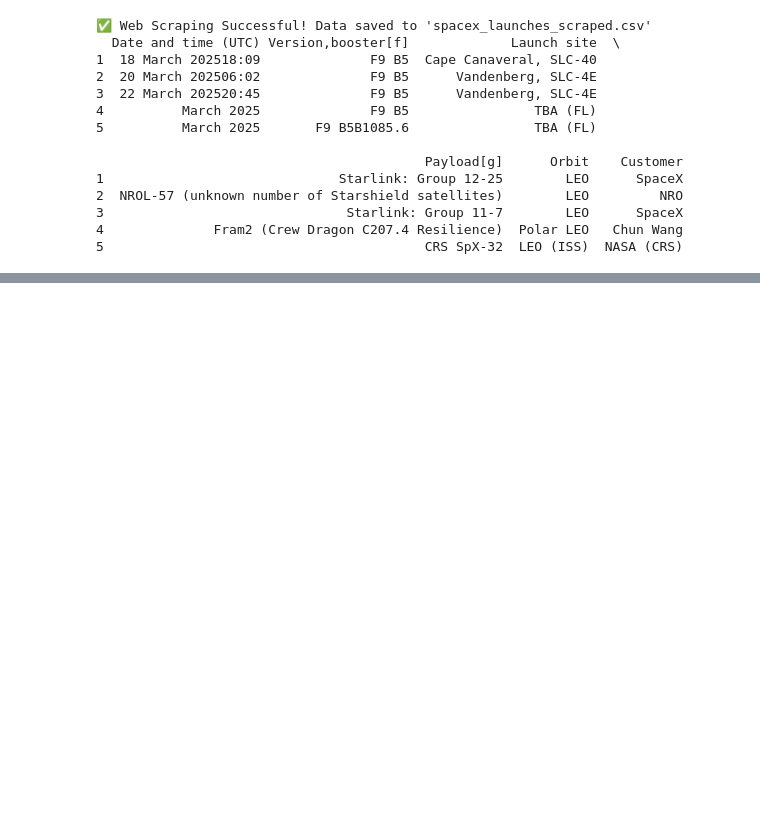
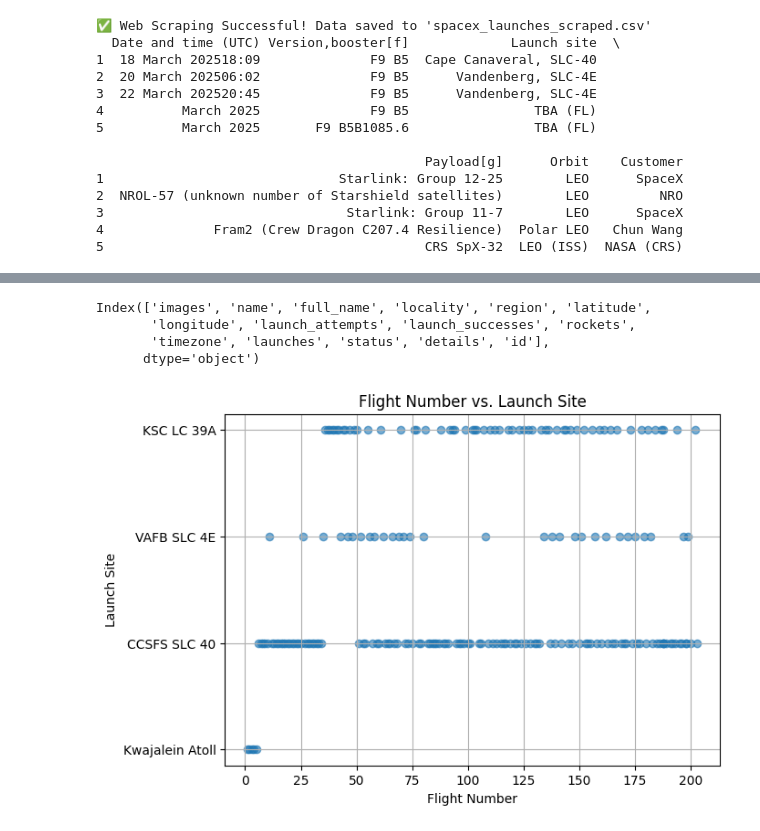
Before and after one commit to Mehdi210937/Coursera, a Jupyter notebook: Coursera-3.ipynb, the cells around one changed output, grey strips where cells are left out. Drawn from its saved outputs; the diff is of its cells as text; code cells hidden in the pictures; blank space fills up the shorter version.

```diff
--- a/Coursera-3.ipynb
+++ b/Coursera-3.ipynb
@@ -52,0 +93,34 @@ else:
+# %%
+import pandas as pd
+import matplotlib.pyplot as plt
+
+df_launches = pd.read_csv("spacex_launches.csv")
+
+df_launchpads = pd.read_csv("spacex_launchpads.csv")
+
+print(df_launchpads.columns)
+
+if 'id' in df_launchpads.columns and 'name' in df_launchpads.columns:
+    launchpad_mapping = df_launchpads.set_index('id')['name'].to_dict()
+
+    df_launches['launch_site'] = df_launches['launchpad'].map(launchpad_mapping)
+
+    if 'flight_number' in df_launches.columns:
+        plt.figure(figsize=(7, 5))
+        plt.scatter(df_launches["flight_number"], df_launches["launch_site"], alpha=0.6)
+
+        plt.title("Flight Number vs. Launch Site")
+        plt.xlabel("Flight Number")
+        plt.ylabel("Launch Site")
+        plt.grid(True)
+        plt.show()
+    else:
+        print(" 'flight_number' column not found in launches data.")
+else:
+    print(" 'id' or 'name' column missing in launchpad data.")
+# %% [output]
+Index(['images', 'name', 'full_name', 'locality', 'region', 'latitude',
+       'longitude', 'launch_attempts', 'launch_successes', 'rockets',
+       'timezone', 'launches', 'status', 'details', 'id'],
+      dtype='object')
+[figure, added]
```
Also changed, not shown: parts of 22 cells of this notebook.
